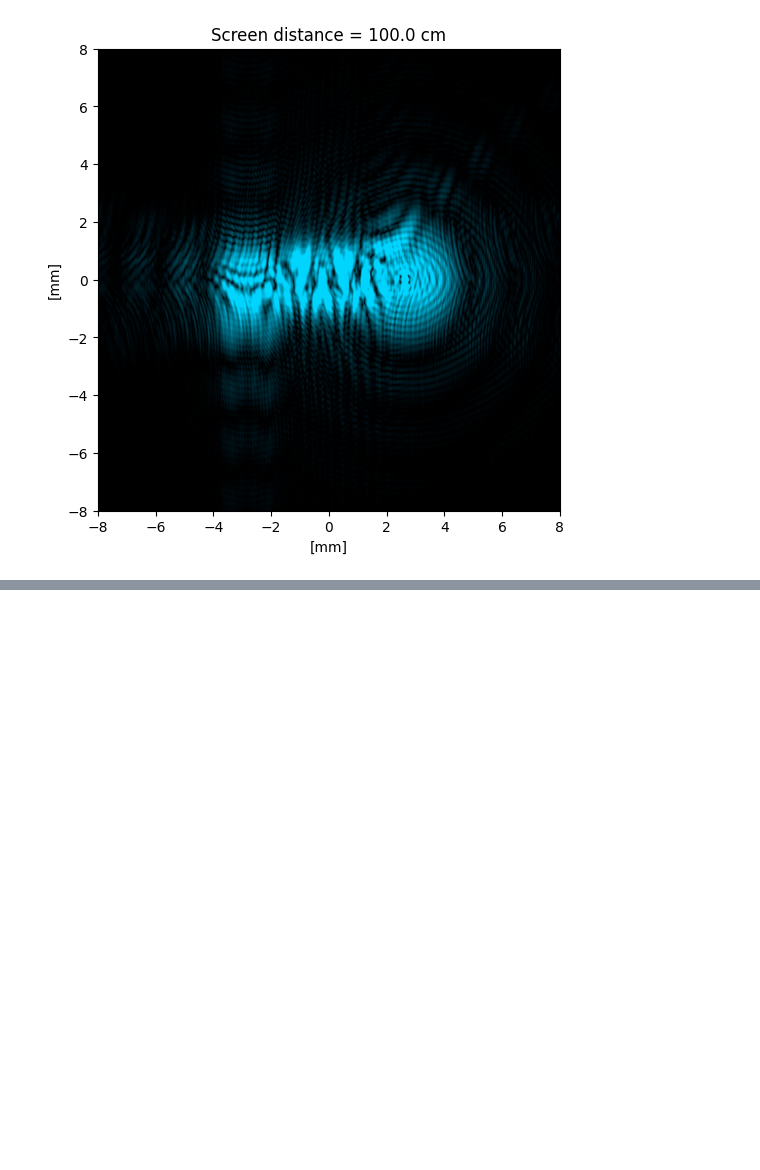
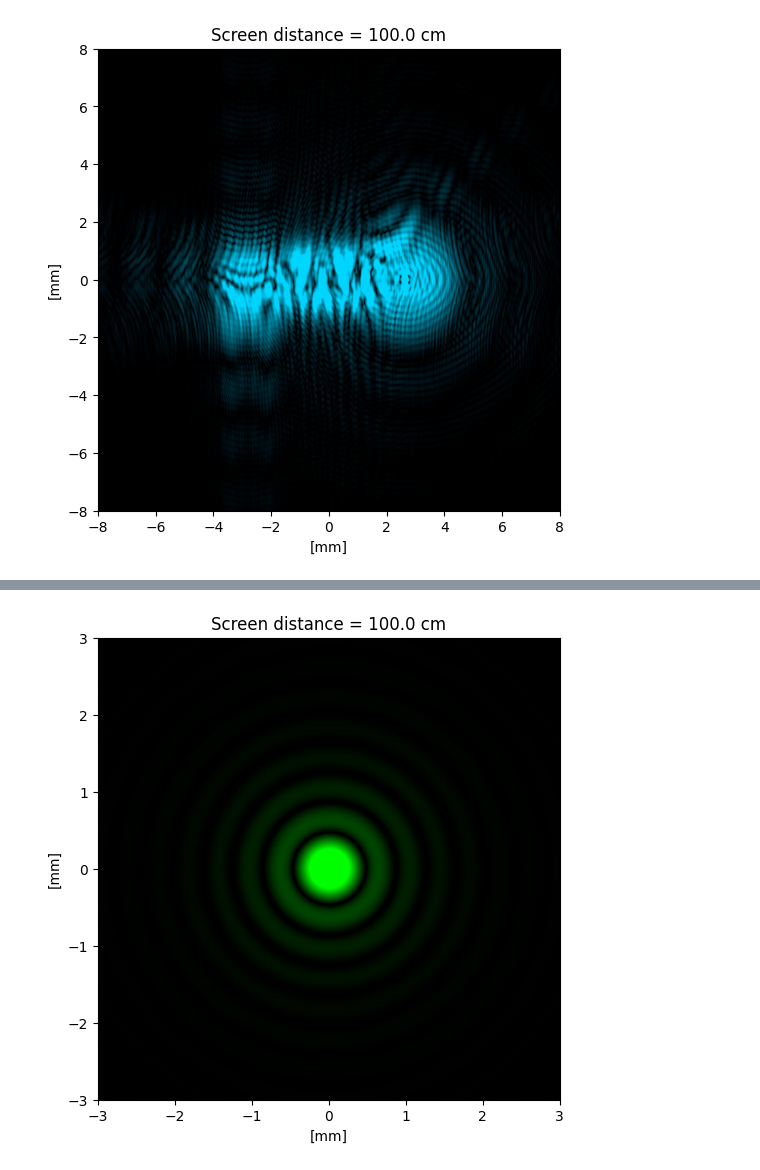
Before and after one commit to catastropiyush/diffractsim, a Jupyter notebook: diffract_sim.ipynb, the cells around one changed output, grey strips where cells are left out. Cells and saved outputs as stored; diff of their text form; code cells hidden in the pictures; blank space fills up the shorter version.

```diff
--- a/diffract_sim.ipynb
+++ b/diffract_sim.ipynb
@@ -137,0 +139,17 @@ F.plot_intensity(I, square_root = True, units = mm, grid = True, figsize = (14,5
+# %%
+#circular_aperture_lens.py
+from diffractsim import MonochromaticField, nm, mm, cm, CircularAperture, Lens
+
+F = MonochromaticField(
+    wavelength = 543 * nm, extent_x=13. * mm, extent_y=13. * mm, Nx=2000, Ny=2000, intensity =0.01
+)
+
+F.add(CircularAperture(radius = 0.7*mm))
+
+F.add(Lens(f = 100*cm)) # Just remove this command to see the pattern without lens
+F.propagate(100*cm)
+
+rgb = F.get_colors()
+F.plot_colors(rgb, xlim=[-3*mm,3*mm], ylim=[-3*mm,3*mm])
+# %% [output]
+[figure, added]
```
Also changed, not shown: parts of 18 cells of this notebook.
